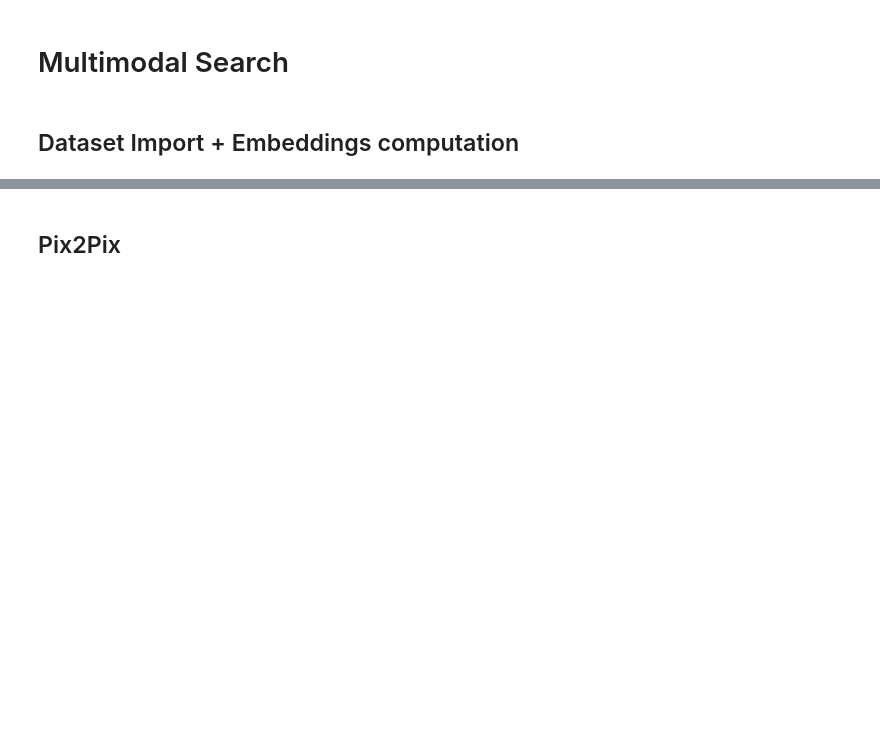
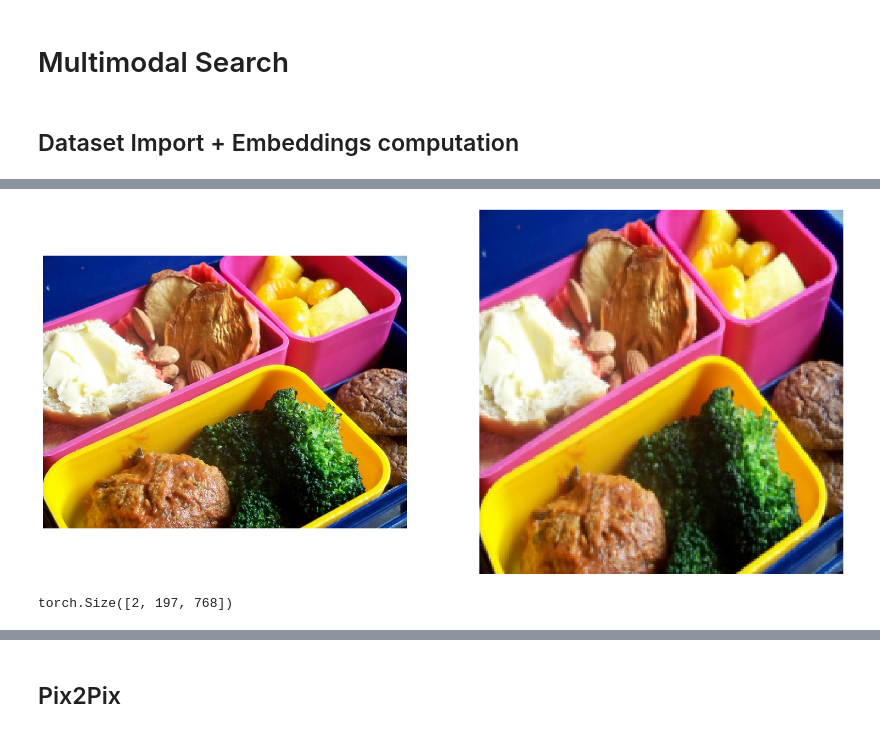
Before and after one commit to baptistecolle/multimodal-search, a Jupyter notebook: experiment.ipynb, the cells around one changed output, grey strips where cells are left out. Drawn from its saved outputs; the diff is of its cells as text; code cells hidden in the pictures; blank space fills up the shorter version.

```diff
--- a/experiment.ipynb
+++ b/experiment.ipynb
@@ -41,0 +41,9 @@ torch.Size([1, 24, 24])
+# %%
+num_samples = 100
+seed = 42
+dataset = load_dataset("detection-datasets/coco")
+dataset = dataset["train"]
+
+# dataset = dataset["train"].shuffle(seed=seed).select(range(num_samples))
+
+dataset.__len__()
@@ -113,0 +184,50 @@ print(samples["image_file_path"])
+# %%
+image = dataset["train"][0]["image"]
+
+# print image
+import matplotlib.pyplot as plt
+# plt.imshow(image)
+
+small_image =  T.Resize((224, 224))(image)
+
+# plot both images
+fig, axs = plt.subplots(1, 2, figsize=(20, 20))
+axs[0].imshow(image)
+axs[0].axis("off")
+axs[1].imshow(small_image)
+axs[1].axis("off")
+plt.show()
+# %% [output]
+[figure, added]
+# %%
+from transformers import ViTImageProcessor, ViTModel
+
+
+processor = ViTImageProcessor.from_pretrained('google/vit-base-patch16-224-in21k')
+model = ViTModel.from_pretrained('google/vit-base-patch16-224-in21k')
+model.to(device)
+
+# Data transformation chain.
+transformation_chain = T.Compose(
+    [
+        # use https://huggingface.co/microsoft/cvt-21-384
+        T.Resize(224),
+        T.CenterCrop(224),
+        T.ToTensor(),
+        T.Normalize(mean=extractor.image_mean, std=extractor.image_std),
+
+    ]
+)
+# model_ckpt = "nateraw/vit-base-beans"
+# extractor = AutoFeatureExtractor.from_pretrained(model_ckpt)
+# model = AutoModel.from_pretrained(model_ckpt)
+
+image = dataset["train"][0]["image"]
+images = torch.stack([transformation_chain(image.convert('RGB')) for image in [image, image]])
+images = images.to(device)
+model.to(device)
+model(images).last_hidden_state.shape
+
+# ([2, 197, 768])
+# %% [output]
+torch.Size([2, 197, 768])
```
Also changed, not shown: parts of 14 cells of this notebook.
